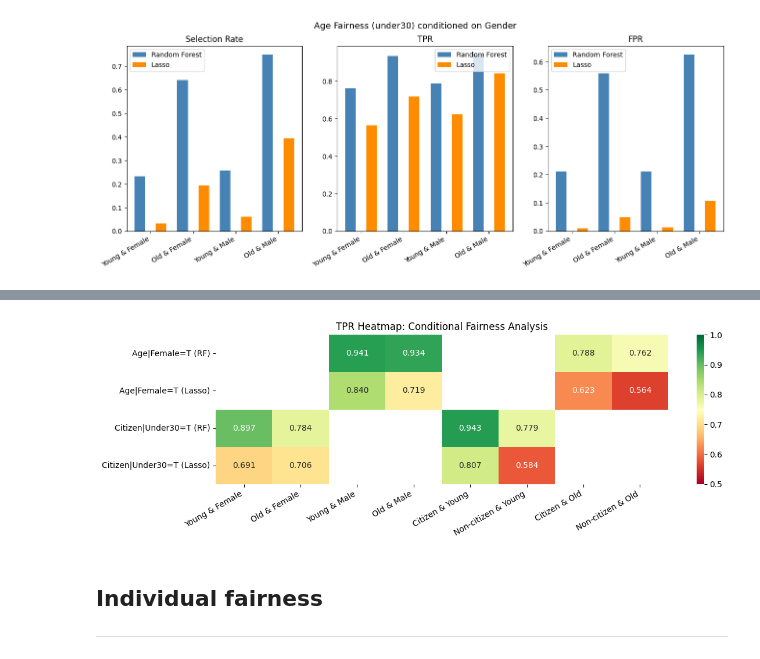
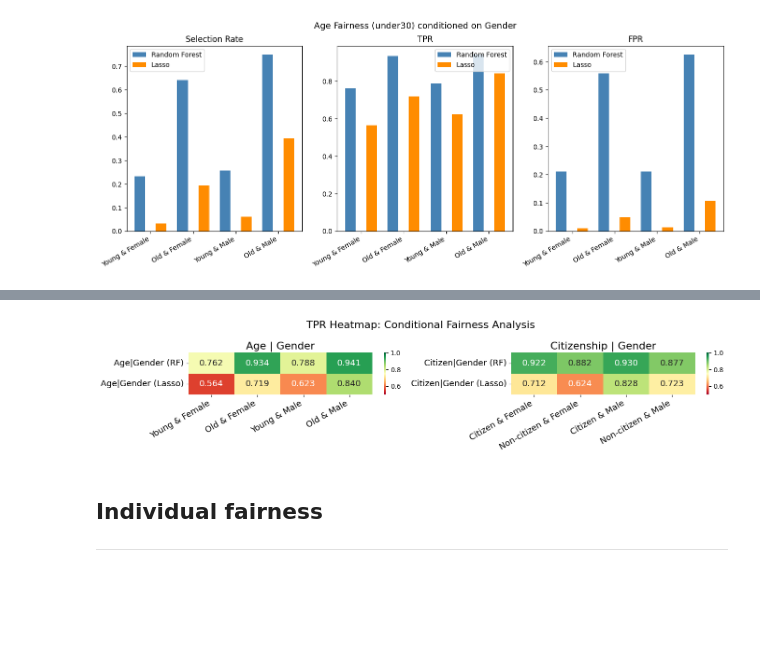
Before and after one commit to noortje00/EDSY3-FTIML-P2, a Jupyter notebook: FTIML_Assignment_2_2026_final.ipynb, the cells around one changed output, grey strips where cells are left out. Drawn from its saved outputs; the diff is of its cells as text; code cells hidden in the pictures; blank space fills up the shorter version.

```diff
--- a/FTIML_Assignment_2_2026_final.ipynb
+++ b/FTIML_Assignment_2_2026_final.ipynb
@@ -798,24 +799,38 @@ primary=False (age_under_30=False)  0.691  0.043           0.157  1489.0
-# %%
-# Summary heatmap of TPR across all conditional combinations
-summary = pd.DataFrame({
-    'Age|Female=T (RF)':   cond_age_gender_rf['TPR'],
-    'Age|Female=T (Lasso)': cond_age_gender_lasso['TPR'],
-    'Citizen|Under30=T (RF)': cond_cit_age_rf['TPR'],
-    'Citizen|Under30=T (Lasso)': cond_cit_age_lasso['TPR'],
-}).T
-
-plt.figure(figsize=(12, 4))
-ax = sns.heatmap(summary, annot=True, fmt='.3f', cmap='RdYlGn', vmin=0.5, vmax=1.0)
-plt.title('TPR Heatmap: Conditional Fairness Analysis')
-ax.set_xticklabels([
-    'Young & Female', 'Old & Female', 'Young & Male', 'Old & Male',
-    'Citizen & Young', 'Non-citizen & Young', 'Citizen & Old', 'Non-citizen & Old'
-], rotation=30, ha='right')
-plt.tight_layout()
-plt.savefig('conditional_heatmap.png', dpi=150, bbox_inches='tight')
-plt.show()
-# %% [output]
-[figure, removed]
+# %%
+fig, axes = plt.subplots(1, 2, figsize=(14, 3))
+
+# Age conditioned on Gender
+summary_age = pd.DataFrame({
+    'Age|Gender (RF)':    cond_age_gender_rf['TPR'],
+    'Age|Gender (Lasso)': cond_age_gender_lasso['TPR'],
+}).T
+
+sns.heatmap(summary_age, annot=True, fmt='.3f', cmap='RdYlGn', vmin=0.5, vmax=1.0,
+            annot_kws={'size': 13}, ax=axes[0])
+axes[0].set_title('Age | Gender', fontsize=16)
+axes[0].set_xticklabels(['Young & Female', 'Old & Female', 'Young & Male', 'Old & Male'],
+                         rotation=30, ha='right', fontsize=13)
+axes[0].set_yticklabels(axes[0].get_yticklabels(), fontsize=13)
+
+# Citizenship conditioned on Gender
+summary_cit = pd.DataFrame({
+    'Citizen|Gender (RF)':    cond_cit_gender_rf['TPR'],
+    'Citizen|Gender (Lasso)': cond_cit_gender_lasso['TPR'],
+}).T
+
+sns.heatmap(summary_cit, annot=True, fmt='.3f', cmap='RdYlGn', vmin=0.5, vmax=1.0,
+            annot_kws={'size': 13}, ax=axes[1])
+axes[1].set_title('Citizenship | Gender', fontsize=16)
+axes[1].set_xticklabels(['Citizen & Female', 'Non-citizen & Female', 'Citizen & Male', 'Non-citizen & Male'],
+                          rotation=30, ha='right', fontsize=13)
+axes[1].set_yticklabels(axes[1].get_yticklabels(), fontsize=13)
+
+plt.suptitle('TPR Heatmap: Conditional Fairness Analysis', fontsize=16)
+plt.tight_layout()
+plt.savefig('conditional_heatmap.png', dpi=150, bbox_inches='tight')
+plt.show()
+# %% [output]
+[figure, added]
 # %% [markdown]
 ## Individual fairness
 ---
```
Also changed, not shown: parts of 3 cells of this notebook, 2 other files.
